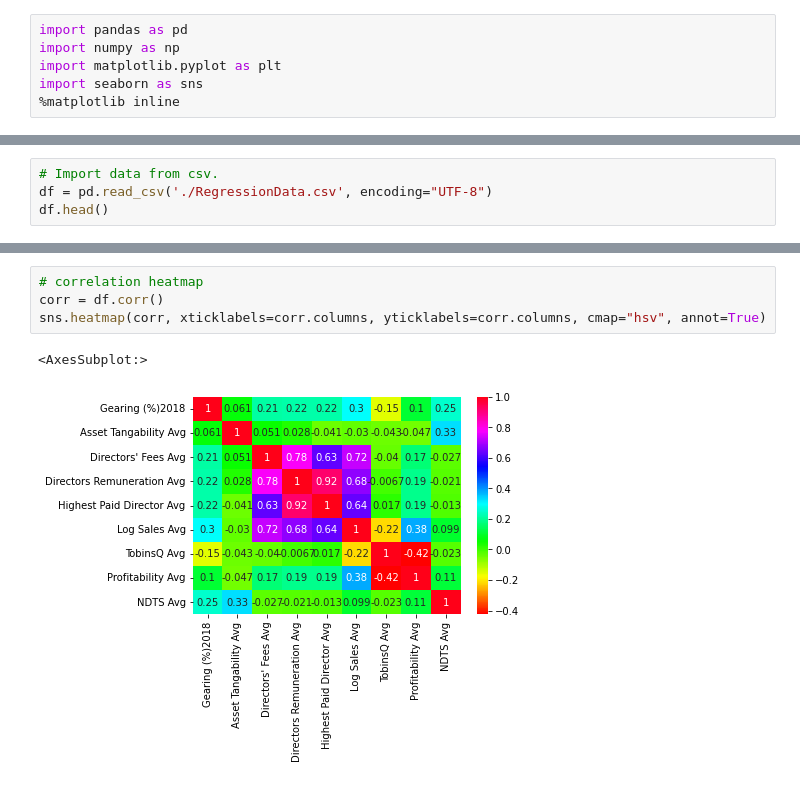
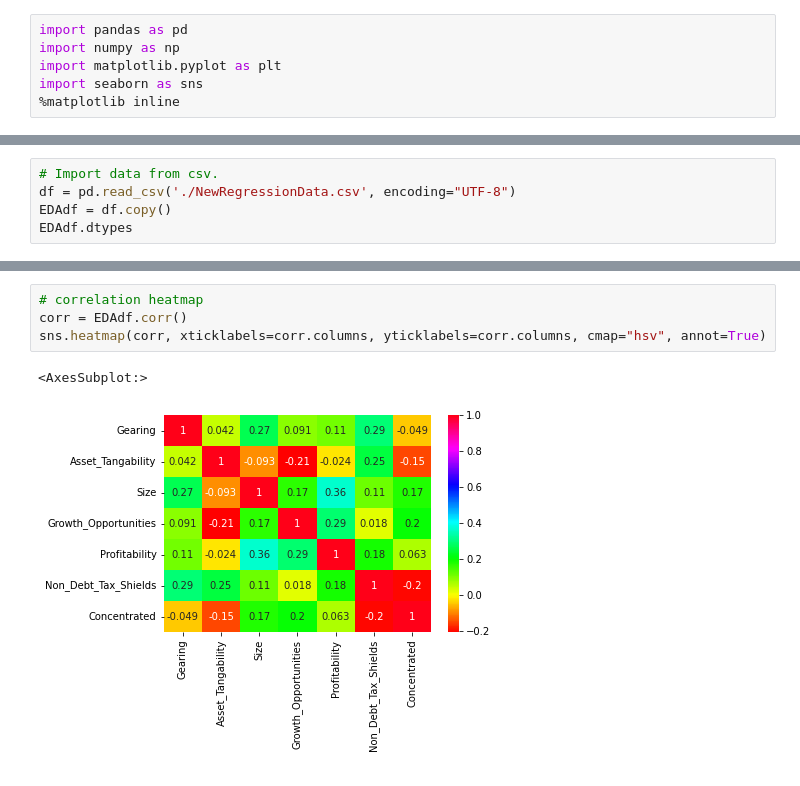
Before and after one commit to 0xNathanW/Financial-Econ-Coursework, a Jupyter notebook: EDA.ipynb, the cells around one changed output, grey strips where cells are left out. Saved outputs shown, nothing was run; the diff lists cells and outputs as text.

```diff
--- a/EDA.ipynb
+++ b/EDA.ipynb
@@ -10,5 +7,6 @@ import seaborn as sns
 # %%
 # Import data from csv.
-df = pd.read_csv('./RegressionData.csv', encoding="UTF-8")
-df.head()
+df = pd.read_csv('./NewRegressionData.csv', encoding="UTF-8")
+EDAdf = df.copy()
+EDAdf.dtypes
 # %% [output]
@@ -58,7 +44,7 @@ sns.pairplot(df, kind="reg")
 # %%
 # correlation heatmap
-corr = df.corr()
+corr = EDAdf.corr()
 sns.heatmap(corr, xticklabels=corr.columns, yticklabels=corr.columns, cmap="hsv", annot=True)
 # %% [output]
 <AxesSubplot:>
-[figure, old version]
+[figure, new version]
```
Also changed, not shown: parts of 10 cells of this notebook, 3 other files.
